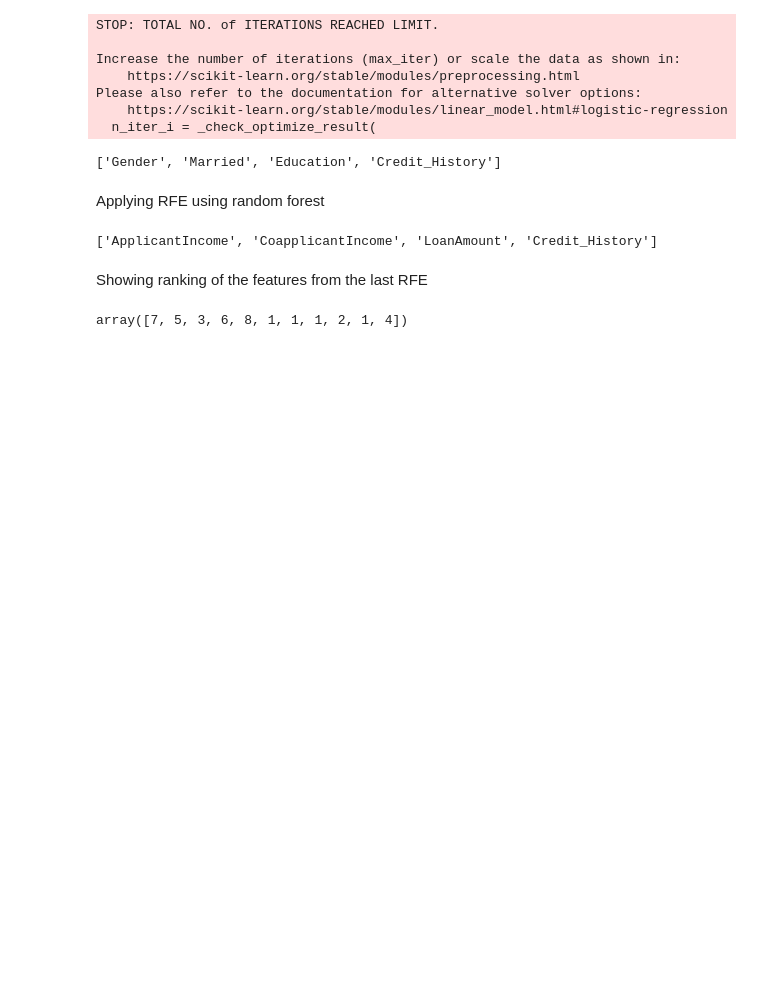
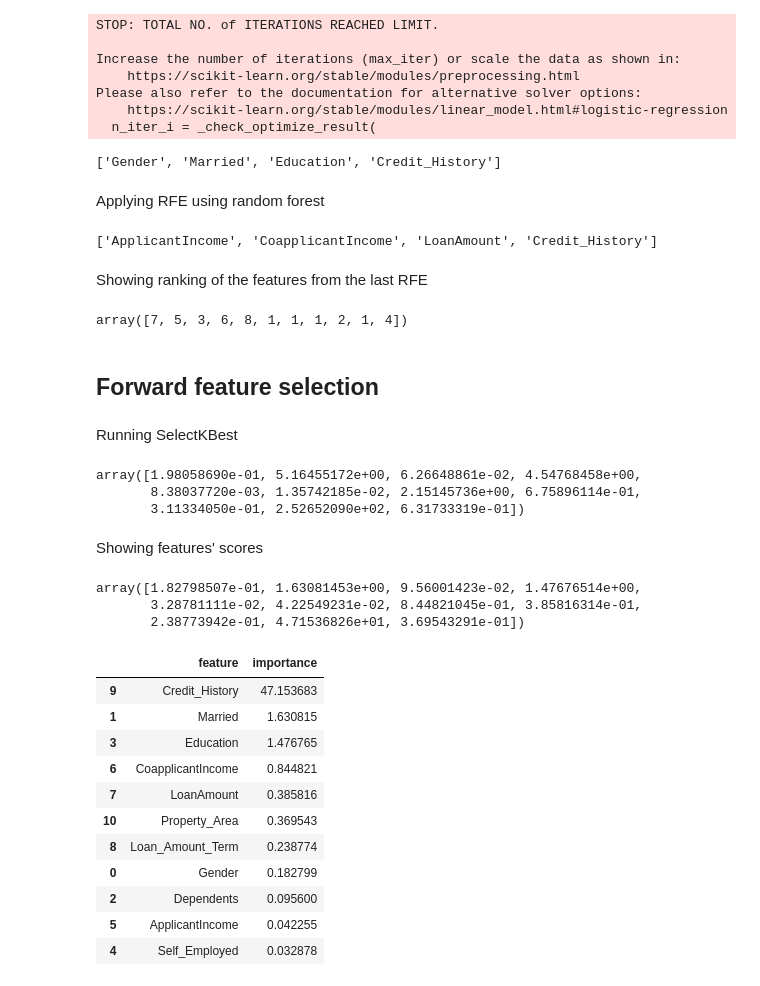
Before and after one commit to VaheC/ThinkingDS, a Jupyter notebook: ch2_dim_reduction.ipynb, the cells around one changed output. Drawn from its saved outputs; the diff is of its cells as text; code cells hidden in the pictures; blank space fills up the shorter version.

Commit message:
ch2 forward selection added

```diff
--- a/ch2_dim_reduction.ipynb
+++ b/ch2_dim_reduction.ipynb
@@ -340,3 +340,42 @@ Showing ranking of the features from the last RFE
 rfe_selector.ranking_
 # %% [output]
 array([7, 5, 3, 6, 8, 1, 1, 1, 2, 1, 4])
+# %% [markdown]
+## Forward feature selection
+# %% [markdown]
+Running SelectKBest
+# %%
+ffs = SelectKBest(f_classif, k=7).fit(X, y)
+ffs.pvalues_
+ffs.scores_
+# %% [output]
+array([1.98058690e-01, 5.16455172e+00, 6.26648861e-02, 4.54768458e+00,
+       8.38037720e-03, 1.35742185e-02, 2.15145736e+00, 6.75896114e-01,
+       3.11334050e-01, 2.52652090e+02, 6.31733319e-01])
+# %% [markdown]
+Showing features' scores
+# %%
+scores = -np.log10(ffs.pvalues_)
+scores
+# %% [output]
+array([1.82798507e-01, 1.63081453e+00, 9.56001423e-02, 1.47676514e+00,
+       3.28781111e-02, 4.22549231e-02, 8.44821045e-01, 3.85816314e-01,
+       2.38773942e-01, 4.71536826e+01, 3.69543291e-01])
+# %%
+skb_dict = {'feature': col_names, 'importance': scores}
+skb_df = pd.DataFrame(skb_dict)
+skb_df.sort_values('importance', ascending=False, inplace=True)
+skb_df
+# %% [output]
+|  | feature | importance |
+| 9 | Credit_History | 47.153683 |
+| 1 | Married | 1.630815 |
+| 3 | Education | 1.476765 |
+| 6 | CoapplicantIncome | 0.844821 |
+| 7 | LoanAmount | 0.385816 |
+| 10 | Property_Area | 0.369543 |
+| 8 | Loan_Amount_Term | 0.238774 |
+| 0 | Gender | 0.182799 |
+| 2 | Dependents | 0.095600 |
+| 5 | ApplicantIncome | 0.042255 |
+| 4 | Self_Employed | 0.032878 |
```
Also changed, not shown: parts of 1 cell of this notebook.
